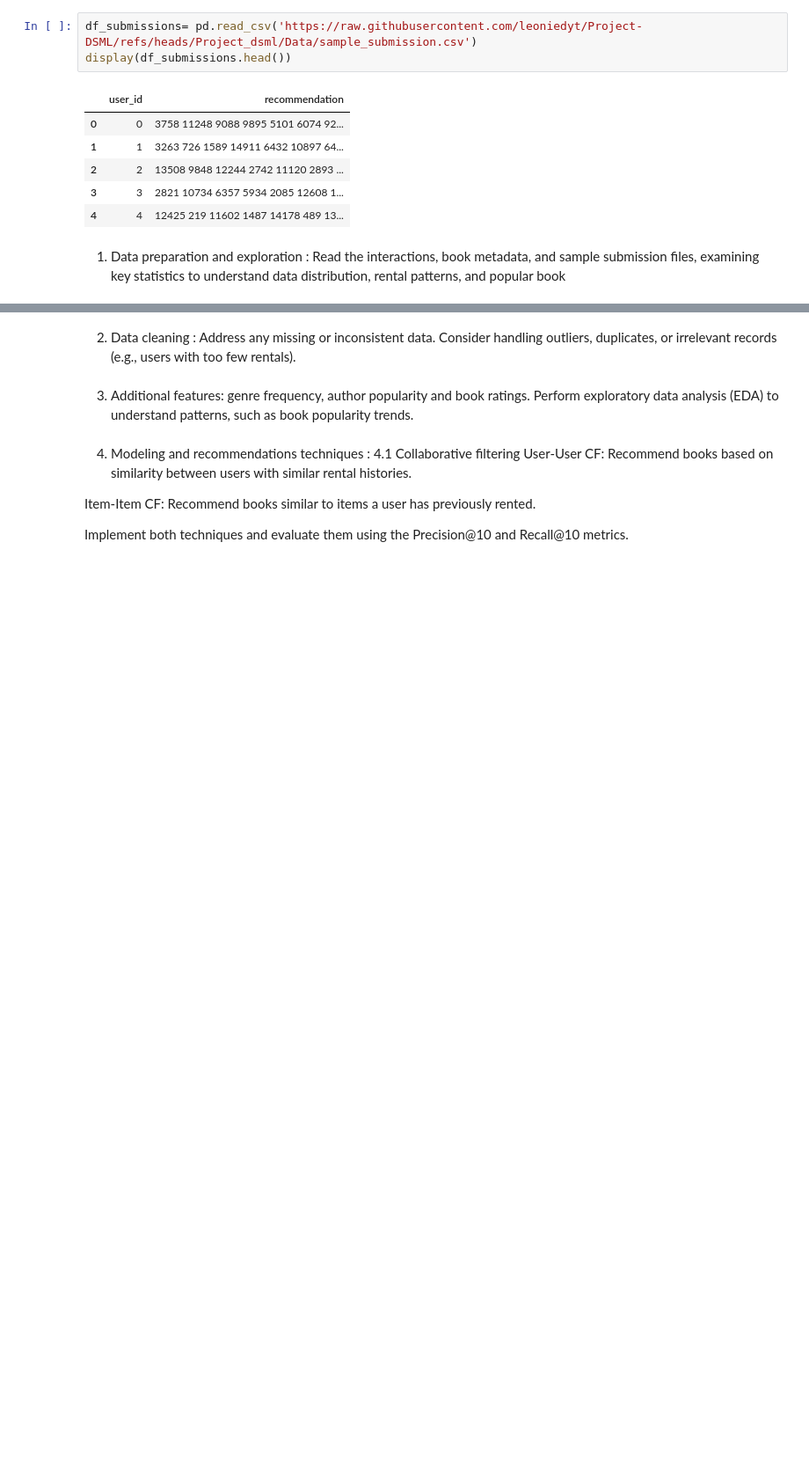
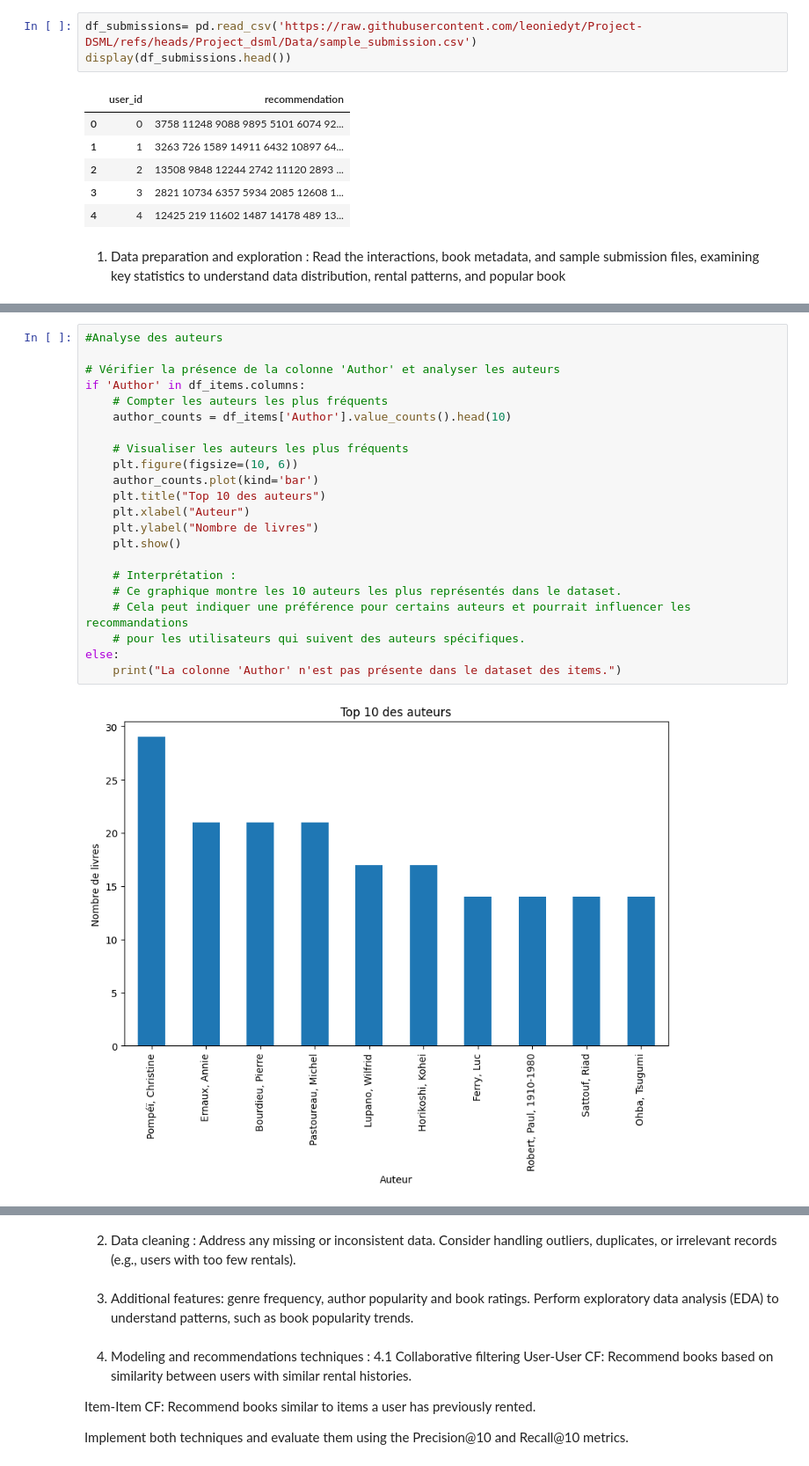
Before and after one commit to leoniedyt/Project-DSML, a Jupyter notebook: project.ipynb, the cells around one changed output, grey strips where cells are left out. Shown at 88% size. Saved outputs shown, nothing was run; the diff lists cells and outputs as text; blank space fills up the shorter version.

```diff
--- a/project.ipynb
+++ b/project.ipynb
@@ -37,0 +201,24 @@ Read the interactions, book metadata, and sample submission files, examining key
+# %%
+#Analyse des auteurs
+
+# Vérifier la présence de la colonne 'Author' et analyser les auteurs
+if 'Author' in df_items.columns:
+    # Compter les auteurs les plus fréquents
+    author_counts = df_items['Author'].value_counts().head(10)
+
+    # Visualiser les auteurs les plus fréquents
+    plt.figure(figsize=(10, 6))
+    author_counts.plot(kind='bar')
+    plt.title("Top 10 des auteurs")
+    plt.xlabel("Auteur")
+    plt.ylabel("Nombre de livres")
+    plt.show()
+
+    # Interprétation :
+    # Ce graphique montre les 10 auteurs les plus représentés dans le dataset.
+    # Cela peut indiquer une préférence pour certains auteurs et pourrait influencer les recommandations
+    # pour les utilisateurs qui suivent des auteurs spécifiques.
+else:
+    print("La colonne 'Author' n'est pas présente dans le dataset des items.")
+# %% [output]
+[figure, added]
```
Also changed, not shown: parts of 11 cells of this notebook.
